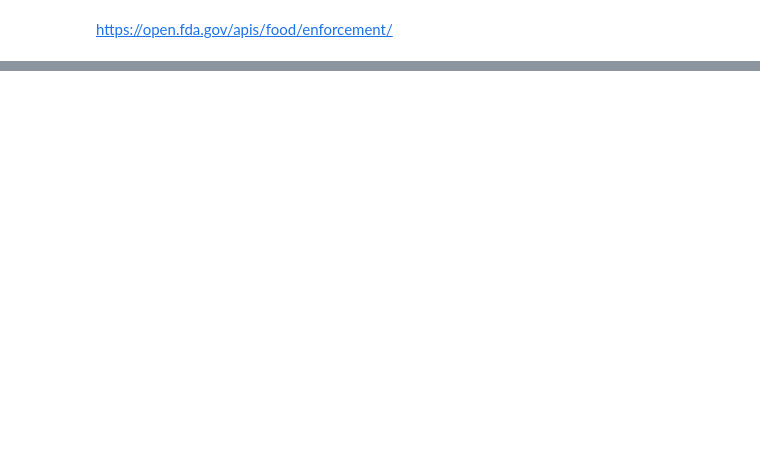
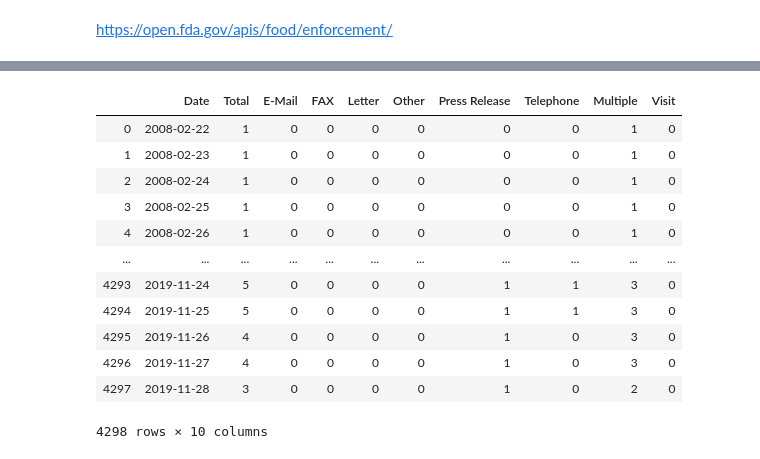
Before and after one commit to shuotang642/Group-2-Project-1, a Jupyter notebook: FDA.ipynb, the cells around one changed output, grey strips where cells are left out. Cells and saved outputs as stored; diff of their text form; code cells hidden in the pictures; blank space fills up the shorter version.

```diff
--- a/FDA.ipynb
+++ b/FDA.ipynb
@@ -59,0 +134,63 @@ Brenda
+# %%
+initiate = pd.to_datetime(clean_df['Recall Date'],format= '%Y%m%d', errors='ignore').values.astype('datetime64[D]')
+terminate = pd.to_datetime(clean_df['Termination Date'],format= '%Y%m%d', errors='ignore').values.astype('datetime64[D]')
+typenotif = clean_df['Notification Method']
+
+StartFin_df = pd.DataFrame()
+StartFin_df["Start"] = initiate
+StartFin_df["Finish"] = terminate
+StartFin_df["Note"] = typenotif
+
+
+
+DateCounts = pd.DataFrame()
+DateCounts["Date"] = np.arange(initiate.min(), terminate.max(), dtype='datetime64[D]')
+DateCounts["Total"] = ''
+DateCounts["E-Mail"] = ''
+DateCounts["FAX"] = ''
+DateCounts["Letter"] = ''
+DateCounts["Other"] = ''
+DateCounts["Press Release"] = ''
+DateCounts["Telephone"] = ''
+DateCounts["Multiple"] = ''
+DateCounts["Visit"] = ''
+
+
+for index, row in DateCounts.iterrows():
+    DateCounts["Total"][index] = StartFin_df.Start[(DateCounts["Date"][index] >= StartFin_df["Start"]) &
+                                                    (DateCounts["Date"][index] <= StartFin_df["Finish"])
+                                                   ].count()
+    DateCounts["E-Mail"][index] = StartFin_df.Start[(DateCounts["Date"][index] >= StartFin_df["Start"]) &
+                                                    (DateCounts["Date"][index] <= StartFin_df["Finish"]) &
+                                                    (StartFin_df["Note"] == "E-Mail")
+                                                   ].count()
+    DateCounts["FAX"][index] = StartFin_df.Start[(DateCounts["Date"][index] >= StartFin_df["Start"]) &
+                                                    (DateCounts["Date"][index] <= StartFin_df["Finish"]) &
+                                                    (StartFin_df["Note"] == "FAX")
+                                                   ].count()
+    DateCounts["Letter"][index] = StartFin_df.Start[(DateCounts["Date"][index] >= StartFin_df["Start"]) &
+                                                    (DateCounts["Date"][index] <= StartFin_df["Finish"]) &
+                                                    (StartFin_df["Note"] == "Letter")
+                                                   ].count()
+    DateCounts["Other"][index] = StartFin_df.Start[(DateCounts["Date"][index] >= StartFin_df["Start"]) &
+                                                    (DateCounts["Date"][index] <= StartFin_df["Finish"]) &
+                                                    (StartFin_df["Note"] == "Other Notification Method")
+                                                   ].count()
+    DateCounts["Press Release"][index] = StartFin_df.Start[(DateCounts["Date"][index] >= StartFin_df["Start"]) &
+                                                    (DateCounts["Date"][index] <= StartFin_df["Finish"]) &
+                                                    (StartFin_df["Note"] == "Press Release")
+                                                   ].count()
+    DateCounts["Telephone"][index] = StartFin_df.Start[(DateCounts["Date"][index] >= StartFin_df["Start"]) &
+                                                    (DateCounts["Date"][index] <= StartFin_df["Finish"]) &
+                                                    (StartFin_df["Note"] == "Telephone")
+                                                   ].count()
+    DateCounts["Multiple"][index] = StartFin_df.Start[(DateCounts["Date"][index] >= StartFin_df["Start"]) &
+                                                    (DateCounts["Date"][index] <= StartFin_df["Finish"]) &
+                                                    (StartFin_df["Note"] == "Two or more Method")
+                                                   ].count()
+    DateCounts["Visit"][index] = StartFin_df.Start[(DateCounts["Date"][index] >= StartFin_df["Start"]) &
+                                                    (DateCounts["Date"][index] <= StartFin_df["Finish"]) &
+                                                    (StartFin_df["Note"] == "Visit")
+                                                   ].count()
+DateCounts
+# %% [output]
@@ -59,0 +214,13 @@ Brenda
+|  | Date | Total | E-Mail | FAX | Letter | Other | Press Release | Telephone | Multiple | Visit |
+| 0 | 2008-02-22 | 1 | 0 | 0 | 0 | 0 | 0 | 0 | 1 | 0 |
+| 1 | 2008-02-23 | 1 | 0 | 0 | 0 | 0 | 0 | 0 | 1 | 0 |
+| 2 | 2008-02-24 | 1 | 0 | 0 | 0 | 0 | 0 | 0 | 1 | 0 |
+| 3 | 2008-02-25 | 1 | 0 | 0 | 0 | 0 | 0 | 0 | 1 | 0 |
+| 4 | 2008-02-26 | 1 | 0 | 0 | 0 | 0 | 0 | 0 | 1 | 0 |
+| ... | ... | ... | ... | ... | ... | ... | ... | ... | ... | ... |
+| 4293 | 2019-11-24 | 5 | 0 | 0 | 0 | 0 | 1 | 1 | 3 | 0 |
+| 4294 | 2019-11-25 | 5 | 0 | 0 | 0 | 0 | 1 | 1 | 3 | 0 |
+| 4295 | 2019-11-26 | 4 | 0 | 0 | 0 | 0 | 1 | 0 | 3 | 0 |
+| 4296 | 2019-11-27 | 4 | 0 | 0 | 0 | 0 | 1 | 0 | 3 | 0 |
+| 4297 | 2019-11-28 | 3 | 0 | 0 | 0 | 0 | 1 | 0 | 2 | 0 |
+4298 rows × 10 columns
```
Also changed, not shown: parts of 14 cells of this notebook.
